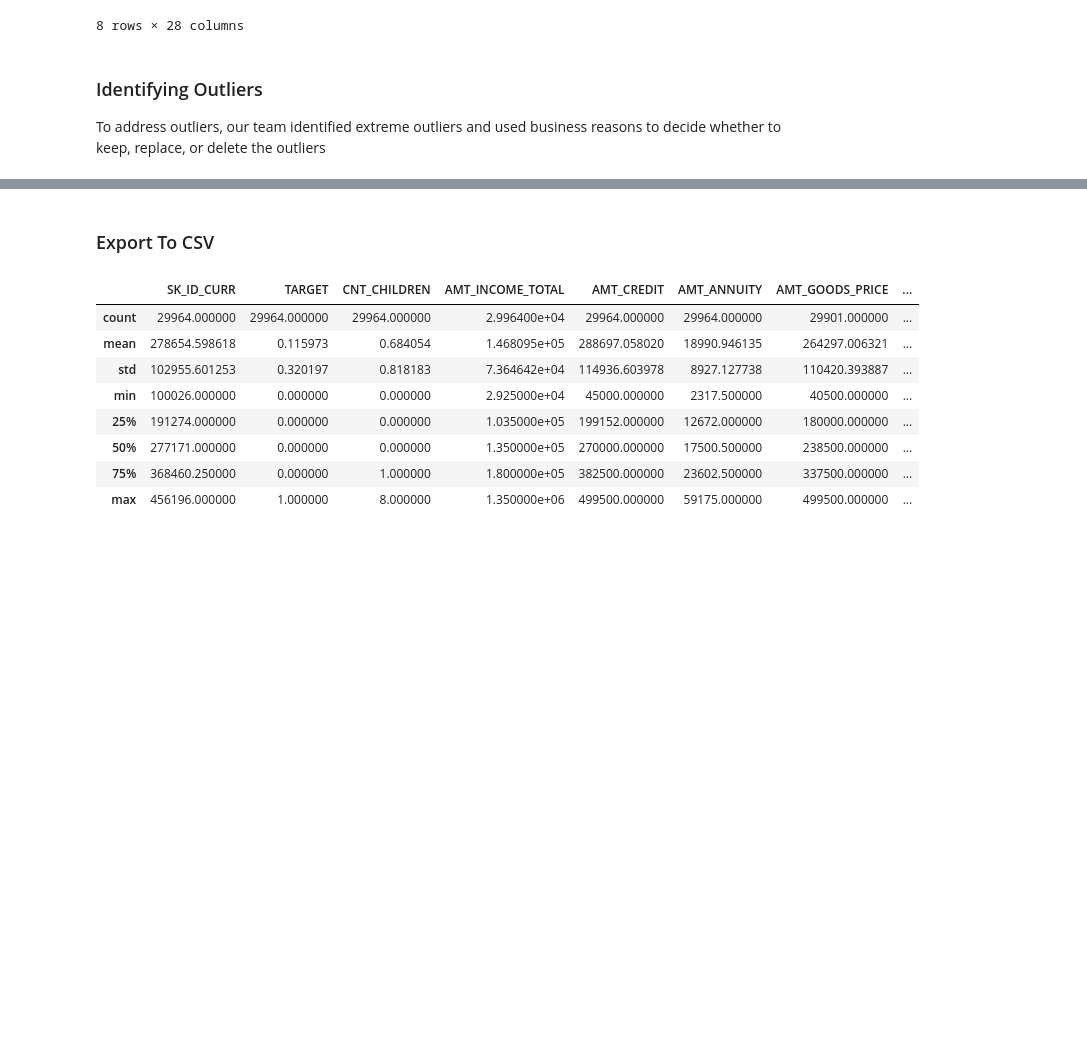
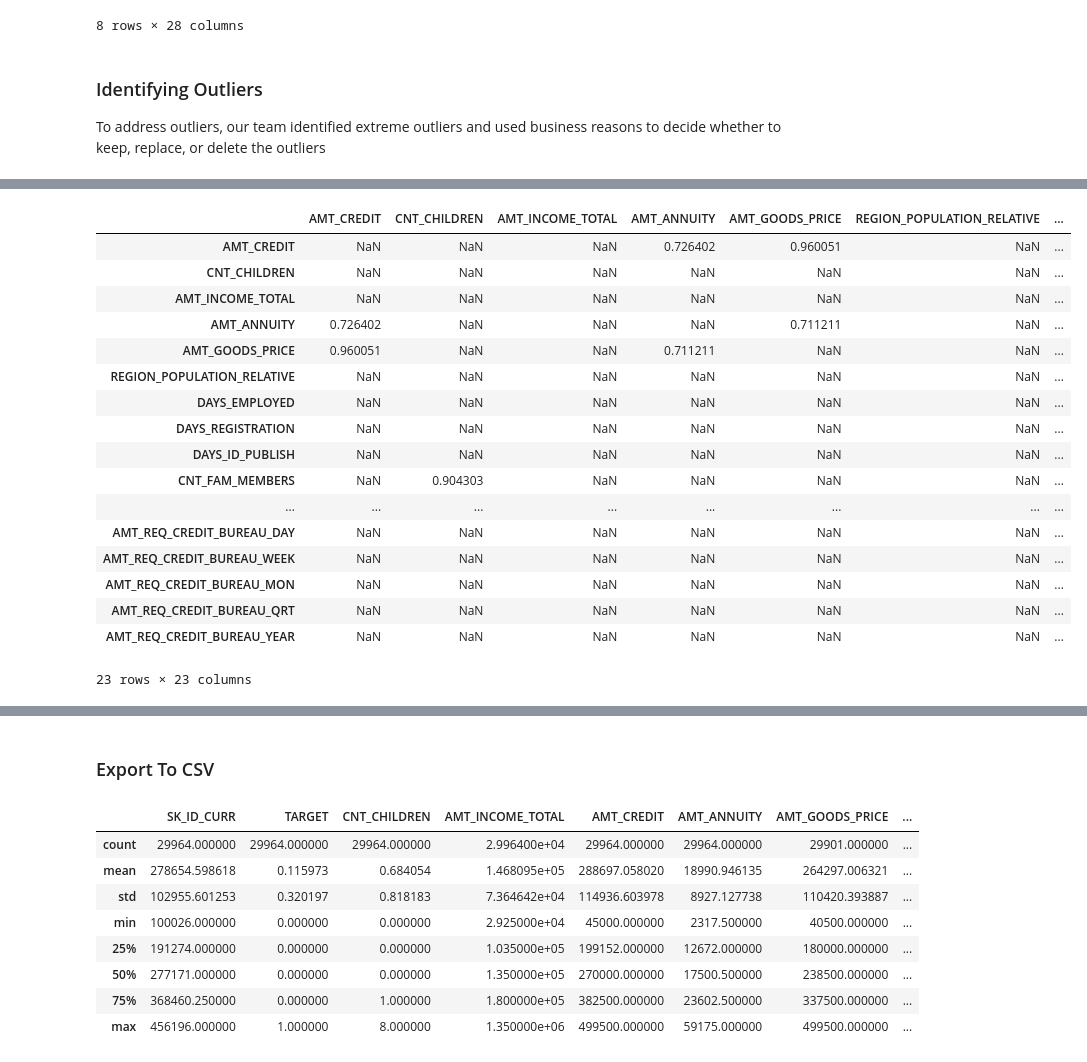
Before and after one commit to jacky-teo/is453_fin_analytics, a Jupyter notebook: group_4.ipynb, the cells around one changed output, grey strips where cells are left out. Saved outputs shown, nothing was run; the diff lists cells and outputs as text; code cells hidden in the pictures; blank space fills up the shorter version.

```diff
--- a/group_4.ipynb
+++ b/group_4.ipynb
@@ -434,0 +439,21 @@ sns.heatmap(cor,xticklabels=cor.columns,yticklabels=cor.columns,annot=True,cmap=
+# %%
+cor[(cor>0.5) & (cor < 1)]
+# %% [output]
+|  | AMT_CREDIT | CNT_CHILDREN | AMT_INCOME_TOTAL | AMT_ANNUITY | AMT_GOODS_PRICE | REGION_POPULATION_RELATIVE | ... |
+| AMT_CREDIT | NaN | NaN | NaN | 0.726402 | 0.960051 | NaN | ... |
+| CNT_CHILDREN | NaN | NaN | NaN | NaN | NaN | NaN | ... |
+| AMT_INCOME_TOTAL | NaN | NaN | NaN | NaN | NaN | NaN | ... |
+| AMT_ANNUITY | 0.726402 | NaN | NaN | NaN | 0.711211 | NaN | ... |
+| AMT_GOODS_PRICE | 0.960051 | NaN | NaN | 0.711211 | NaN | NaN | ... |
+| REGION_POPULATION_RELATIVE | NaN | NaN | NaN | NaN | NaN | NaN | ... |
+| DAYS_EMPLOYED | NaN | NaN | NaN | NaN | NaN | NaN | ... |
+| DAYS_REGISTRATION | NaN | NaN | NaN | NaN | NaN | NaN | ... |
+| DAYS_ID_PUBLISH | NaN | NaN | NaN | NaN | NaN | NaN | ... |
+| CNT_FAM_MEMBERS | NaN | 0.904303 | NaN | NaN | NaN | NaN | ... |
+| ... | ... | ... | ... | ... | ... | ... | ... |
+| AMT_REQ_CREDIT_BUREAU_DAY | NaN | NaN | NaN | NaN | NaN | NaN | ... |
+| AMT_REQ_CREDIT_BUREAU_WEEK | NaN | NaN | NaN | NaN | NaN | NaN | ... |
+| AMT_REQ_CREDIT_BUREAU_MON | NaN | NaN | NaN | NaN | NaN | NaN | ... |
+| AMT_REQ_CREDIT_BUREAU_QRT | NaN | NaN | NaN | NaN | NaN | NaN | ... |
+| AMT_REQ_CREDIT_BUREAU_YEAR | NaN | NaN | NaN | NaN | NaN | NaN | ... |
+23 rows × 23 columns
```
Also changed, not shown: parts of 8 cells of this notebook.
